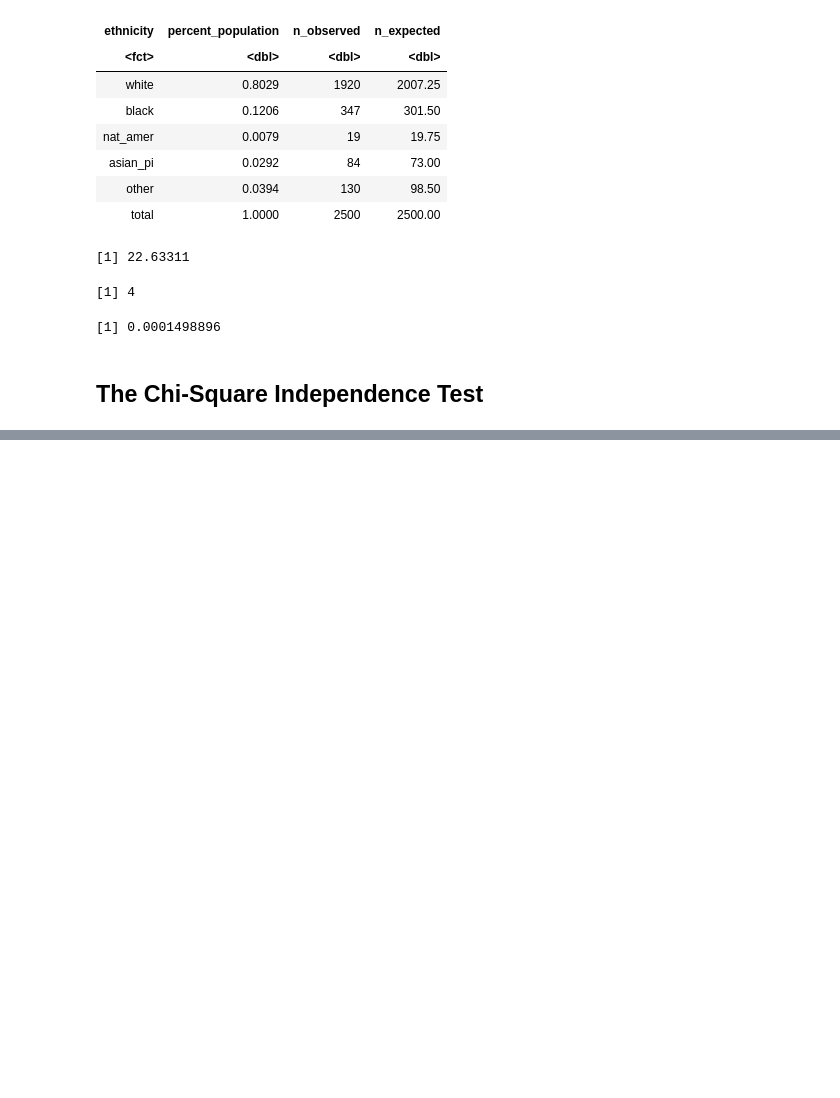
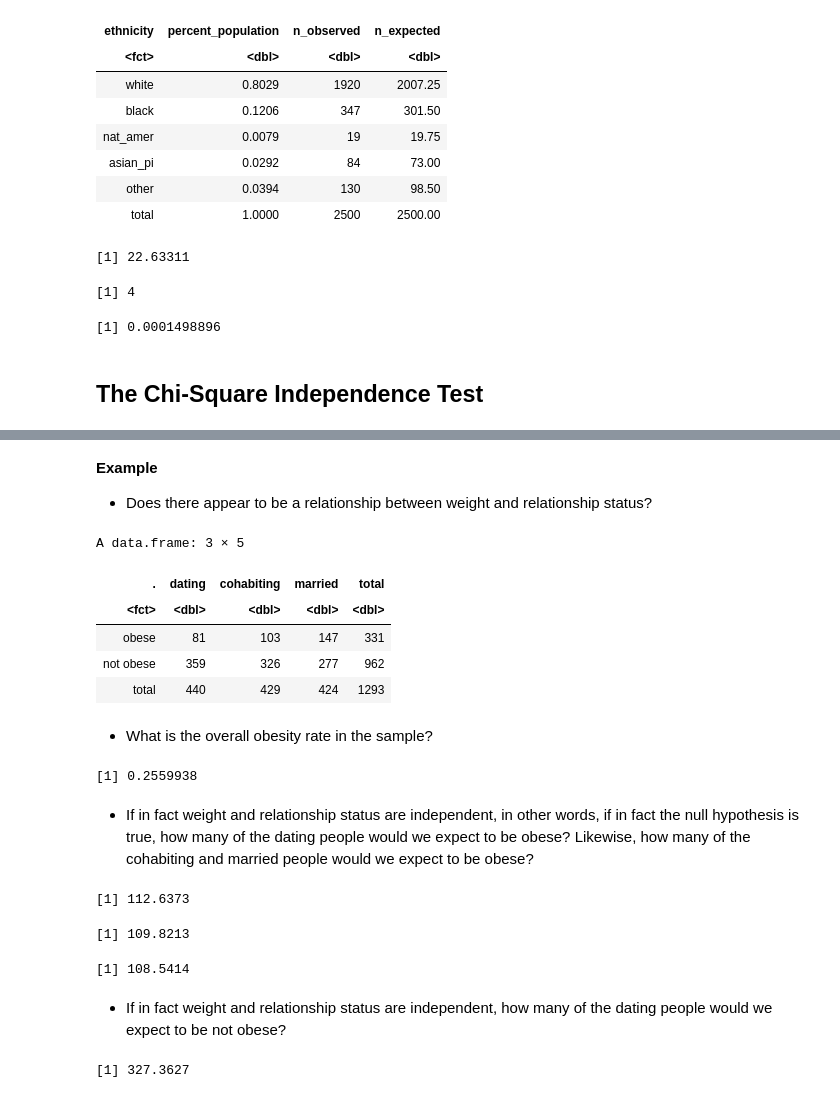
Before and after one commit to Himanshiyaduvanshi/coursera-statistics-r, a Jupyter notebook: notes/2.4.ipynb, the cells around one changed output, grey strips where cells are left out. Cells and saved outputs as stored; diff of their text form; code cells hidden in the pictures; blank space fills up the shorter version.

```diff
--- a/notes/2.4.ipynb
+++ b/notes/2.4.ipynb
@@ -603,0 +640,18 @@ A data.frame: 6 × 4
+# %% [markdown]
+**Example**
+- Does there appear to be a relationship between weight and relationship status?
+# %%
+data.frame(
+    `.` = c('obese', 'not obese', 'total'),
+    dating = c(81, 359, 440),
+    cohabiting = c(103, 326, 429),
+    married = c(147, 277, 424),
+    total = c(331, 962, 1293)
+)
+# %% [output]
+A data.frame: 3 × 5
+| . | dating | cohabiting | married | total |
+| <fct> | <dbl> | <dbl> | <dbl> | <dbl> |
+| obese | 81 | 103 | 147 | 331 |
+| not obese | 359 | 326 | 277 | 962 |
+| total | 440 | 429 | 424 | 1293 |
@@ -603,0 +663,22 @@ A data.frame: 6 × 4
+# %% [markdown]
+- What is the overall obesity rate in the sample?
+# %%
+(p_obese = 331/1293)
+# %% [output]
+[1] 0.2559938
+# %% [markdown]
+- If in fact weight and relationship status are independent, in other words, if in fact the null hypothesis is true, how many of the dating people would we expect to be obese? Likewise, how many of the cohabiting and married people would we expect to be obese?
+# %%
+(p_dating_obese = 440 * p_obese)
+(p_cohabit_obese = 429 * p_obese)
+(p_married_obese = 424 * p_obese)
+# %% [output]
+[1] 112.6373
+[1] 109.8213
+[1] 108.5414
+# %% [markdown]
+- If in fact weight and relationship status are independent, how many of the dating people would we expect to be not obese?
+# %%
+962*440/1293
+# %% [output]
+[1] 327.3627
```
Also changed, not shown: parts of 8 cells of this notebook.
